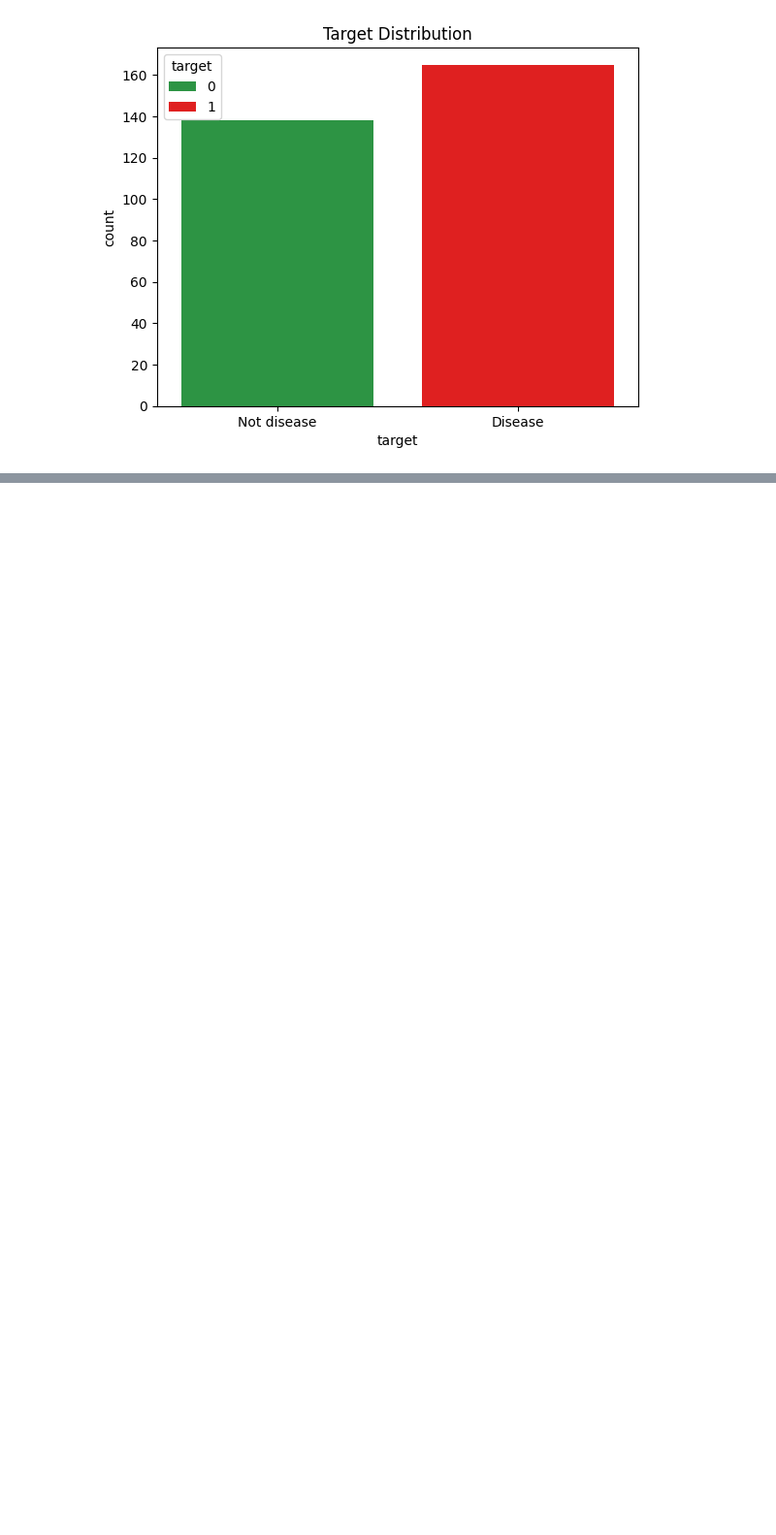
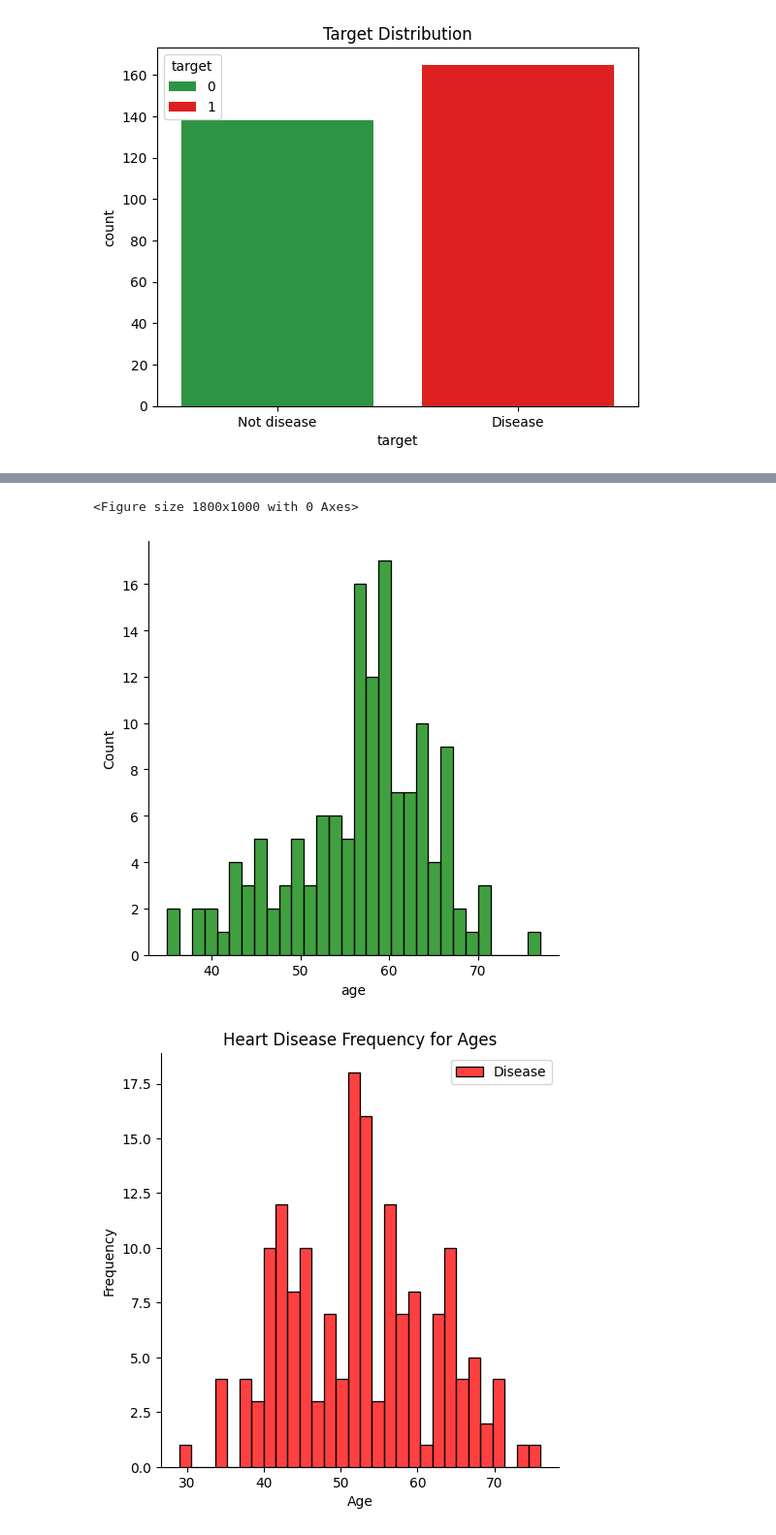
Before and after one commit to CHANDRAPRASANNA/Data-science-case-study-2, a Jupyter notebook: Heart_disease_analysis.ipynb, the cells around one changed output, grey strips where cells are left out. Shown at 97% size. Drawn from its saved outputs; the diff is of its cells as text; code cells hidden in the pictures; blank space fills up the shorter version.

```diff
--- a/Heart_disease_analysis.ipynb
+++ b/Heart_disease_analysis.ipynb
@@ -116,0 +117,14 @@ plt.show()
+# %%
+#sns.set_style("whitegrid")
+plt.figure(figsize=(18,10))
+sns.displot(df.age[df['target']==0],bins=30,color='green',label='Not Disease')
+sns.displot(df.age[df['target']==1],bins=30,color='red',label='Disease')
+plt.legend()
+plt.title("Heart Disease Frequency for Ages")
+plt.xlabel("Age")
+plt.ylabel("Frequency")
+plt.show()
+# %% [output]
+<Figure size 1800x1000 with 0 Axes>
+[figure, added]
+[figure, added]
```
Also changed, not shown: parts of 1 cell of this notebook.
